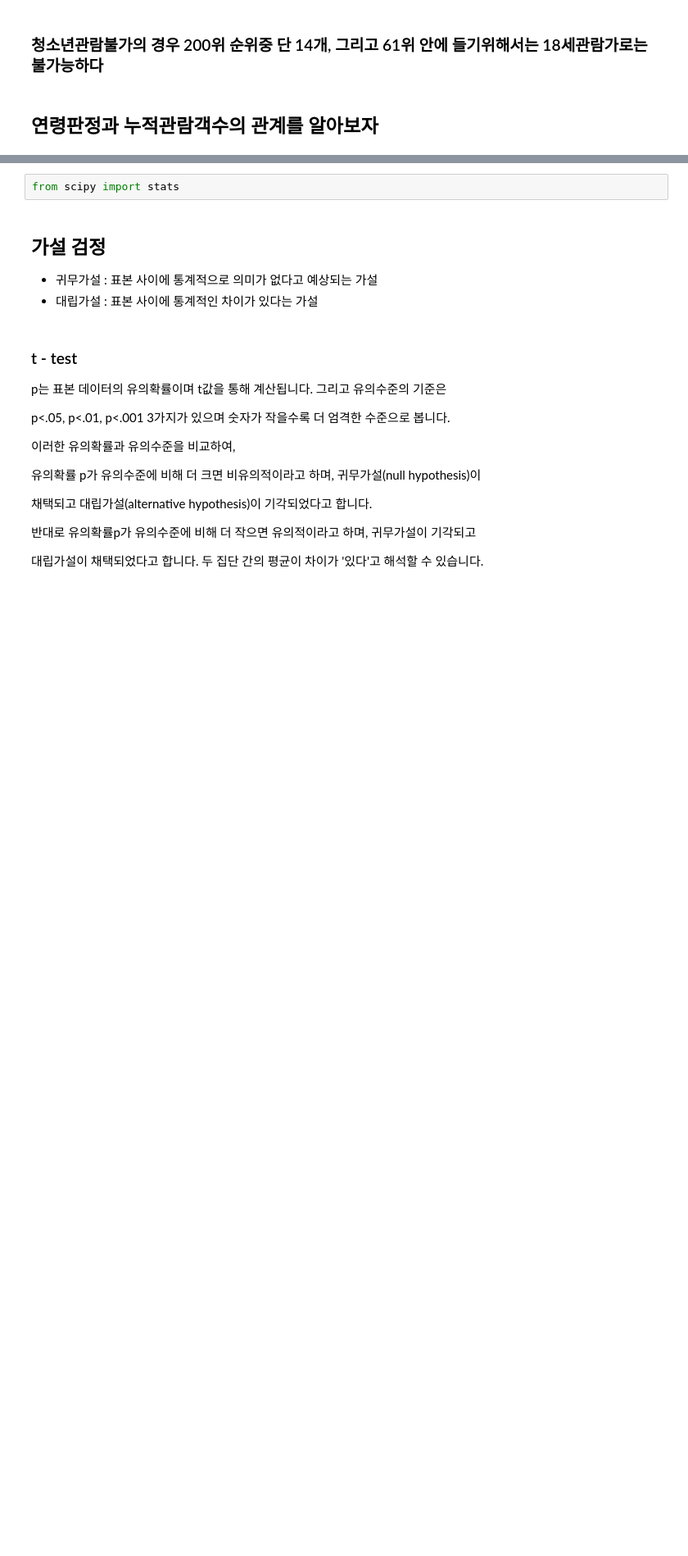
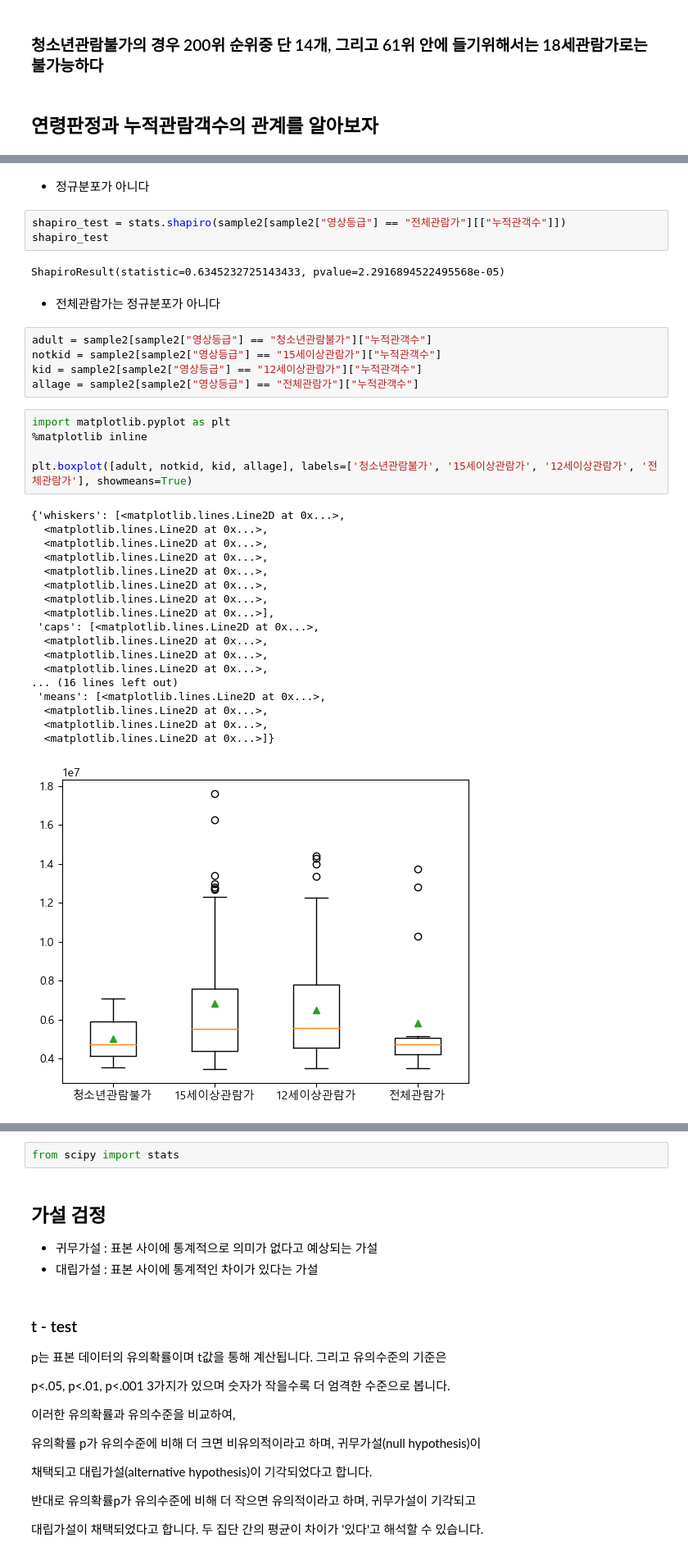
Before and after one commit to zarnits/10M_Movie, a Jupyter notebook: analysis/8__Audi by agegrade__tak.ipynb, the cells around one changed output, grey strips where cells are left out. Shown: that part at 82% size. Drawn from its saved outputs; the diff is of its cells as text; blank space fills up the shorter version.

```diff
--- a/analysis/8__Audi by agegrade__tak.ipynb
+++ b/analysis/8__Audi by agegrade__tak.ipynb
@@ -163,0 +206,38 @@ sample2[sample2["영상등급"] == "청소년관람불가"]
+# %% [markdown]
+- 정규분포가 아니다
+# %%
+shapiro_test = stats.shapiro(sample2[sample2["영상등급"] == "전체관람가"][["누적관객수"]])
+shapiro_test
+# %% [output]
+ShapiroResult(statistic=0.6345232725143433, pvalue=2.2916894522495568e-05)
+# %% [markdown]
+- 전체관람가는 정규분포가 아니다
+# %%
+adult = sample2[sample2["영상등급"] == "청소년관람불가"]["누적관객수"]
+notkid = sample2[sample2["영상등급"] == "15세이상관람가"]["누적관객수"]
+kid = sample2[sample2["영상등급"] == "12세이상관람가"]["누적관객수"]
+allage = sample2[sample2["영상등급"] == "전체관람가"]["누적관객수"]
+# %%
+import matplotlib.pyplot as plt
+%matplotlib inline
+
+plt.boxplot([adult, notkid, kid, allage], labels=['청소년관람불가', '15세이상관람가', '12세이상관람가', '전체관람가'], showmeans=True)
+# %% [output]
+{'whiskers': [<matplotlib.lines.Line2D at 0x...>,
+  <matplotlib.lines.Line2D at 0x...>,
+  <matplotlib.lines.Line2D at 0x...>,
+  <matplotlib.lines.Line2D at 0x...>,
+  <matplotlib.lines.Line2D at 0x...>,
+  <matplotlib.lines.Line2D at 0x...>,
+  <matplotlib.lines.Line2D at 0x...>,
+  <matplotlib.lines.Line2D at 0x...>],
+ 'caps': [<matplotlib.lines.Line2D at 0x...>,
+  <matplotlib.lines.Line2D at 0x...>,
+  <matplotlib.lines.Line2D at 0x...>,
+  <matplotlib.lines.Line2D at 0x...>,
+... (16 lines left out)
+ 'means': [<matplotlib.lines.Line2D at 0x...>,
+  <matplotlib.lines.Line2D at 0x...>,
+  <matplotlib.lines.Line2D at 0x...>,
+  <matplotlib.lines.Line2D at 0x...>]}
+[figure, added]
```
Also changed, not shown: parts of 22 cells of this notebook.
